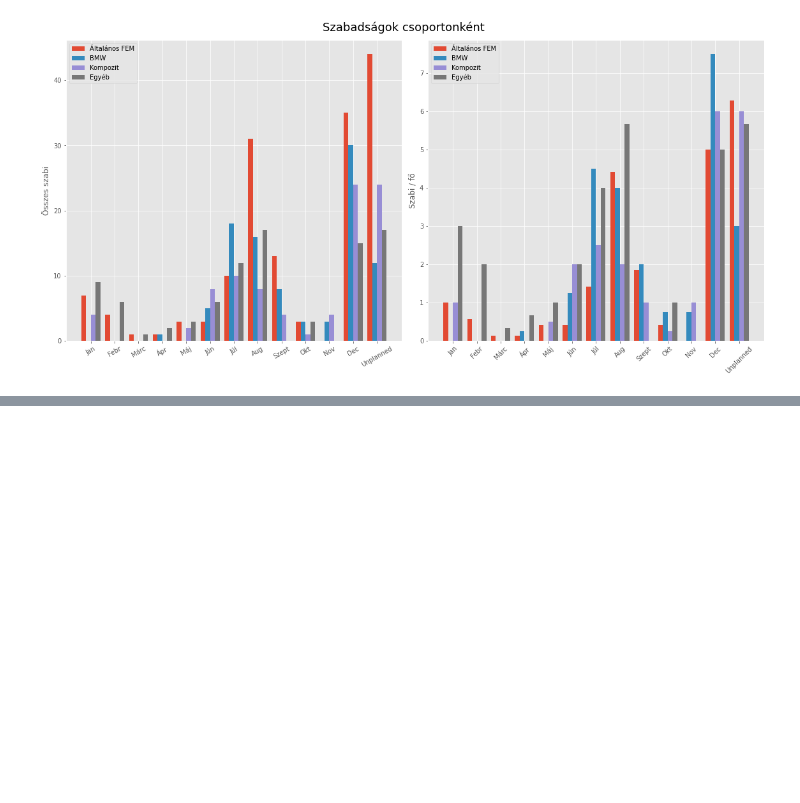
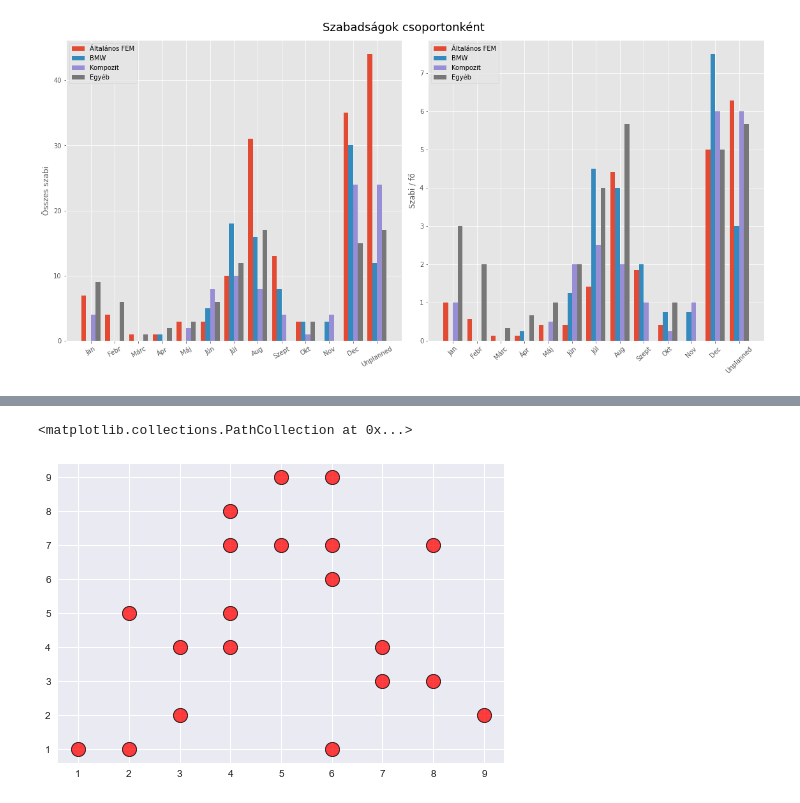
Before and after one commit to mizsakpeti/python-plotting-eCon, a Jupyter notebook: jupyter-notebooks/03_Matplotlib/031_MatPlotLib_PlotTypes.ipynb, the cells around one changed output, grey strips where cells are left out. Drawn from its saved outputs; the diff is of its cells as text; code cells hidden in the pictures; blank space fills up the shorter version.

```diff
--- a/jupyter-notebooks/03_Matplotlib/031_MatPlotLib_PlotTypes.ipynb
+++ b/jupyter-notebooks/03_Matplotlib/031_MatPlotLib_PlotTypes.ipynb
@@ -177,0 +193,5 @@ plt.tight_layout()
+# %%
+plt.scatter(x, y, s=200, c='red', edgecolor='black', linewidth=1, alpha=0.75)
+# %% [output]
+<matplotlib.collections.PathCollection at 0x...>
+[figure, added]
```
Also changed, not shown: parts of 17 cells of this notebook, 2 other files.
